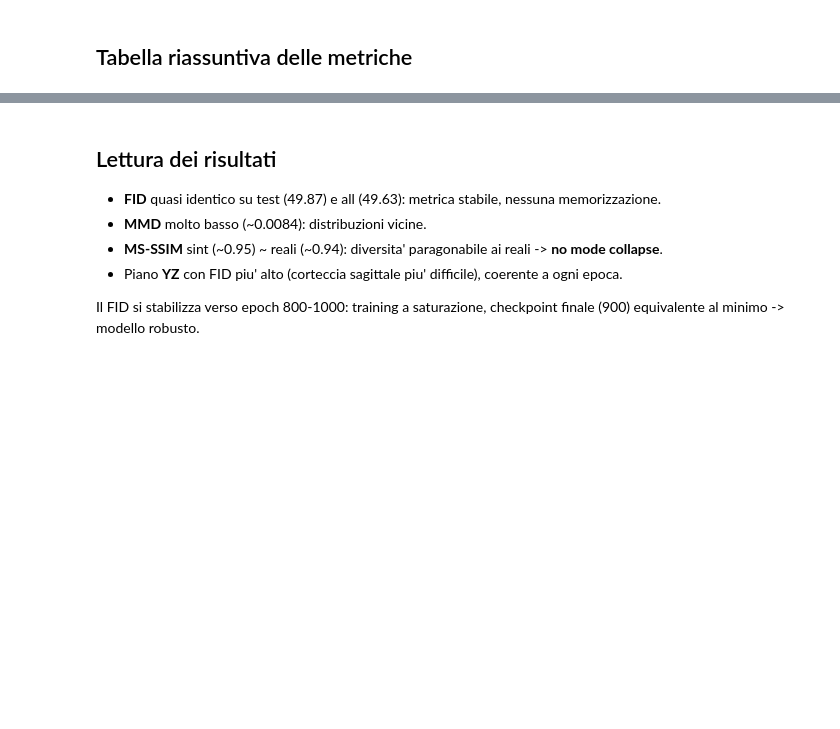
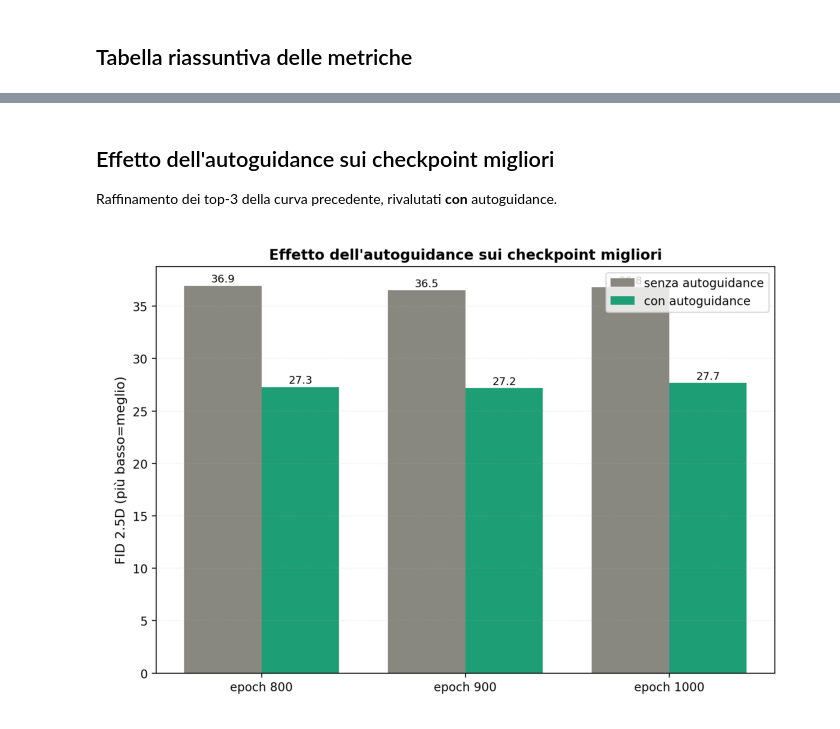
Before and after one commit to DanieleSchingaro/3DLDM_Schingaro, a Jupyter notebook: notebooks/04_evaluation.ipynb, the cells around one changed output, grey strips where cells are left out. Cells and saved outputs as stored; diff of their text form; code cells hidden in the pictures; blank space fills up the shorter version.

```diff
--- a/notebooks/04_evaluation.ipynb
+++ b/notebooks/04_evaluation.ipynb
@@ -83,9 +86,13 @@ else:
-# %% [markdown]
-## Lettura dei risultati
-
-- **FID** quasi identico su test (49.87) e all (49.63): metrica stabile, nessuna memorizzazione.
-- **MMD** molto basso (~0.0084): distribuzioni vicine.
-- **MS-SSIM** sint (~0.95) ~ reali (~0.94): diversita' paragonabile ai reali -> **no mode collapse**.
-- Piano **YZ** con FID piu' alto (corteccia sagittale piu' difficile), coerente a ogni epoca.
-
-Il FID si stabilizza verso epoch 800-1000: training a saturazione, checkpoint finale (900) equivalente al minimo -> modello robusto.
+# %% [markdown]
+## Effetto dell'autoguidance sui checkpoint migliori
+
+Raffinamento dei top-3 della curva precedente, rivalutati **con** autoguidance.
+# %%
+fig_path="outputs/metrics/fid_autoguidance_top_v4.png"
+if os.path.exists(fig_path):
+    fig, ax=plt.subplots(figsize=(10, 6))
+    ax.imshow(mpimg.imread(fig_path)); ax.axis("off"); plt.show()
+else:
+    print(f"{fig_path} non trovato (eseguire checkpoint_selection.py con --refine_top)")
+# %% [output]
+[figure, added]
```
Also changed, not shown: parts of 6 cells of this notebook, 3 other files.
